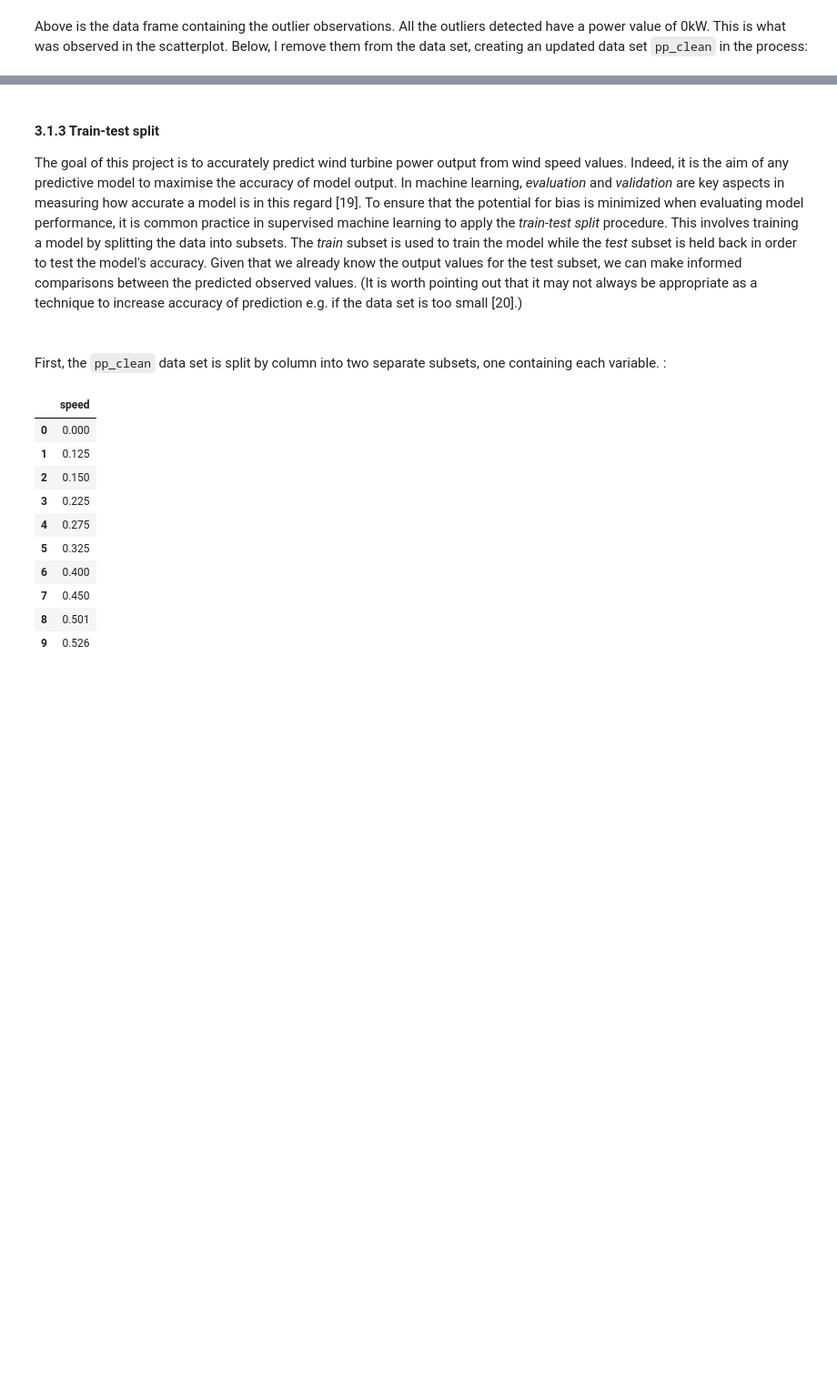
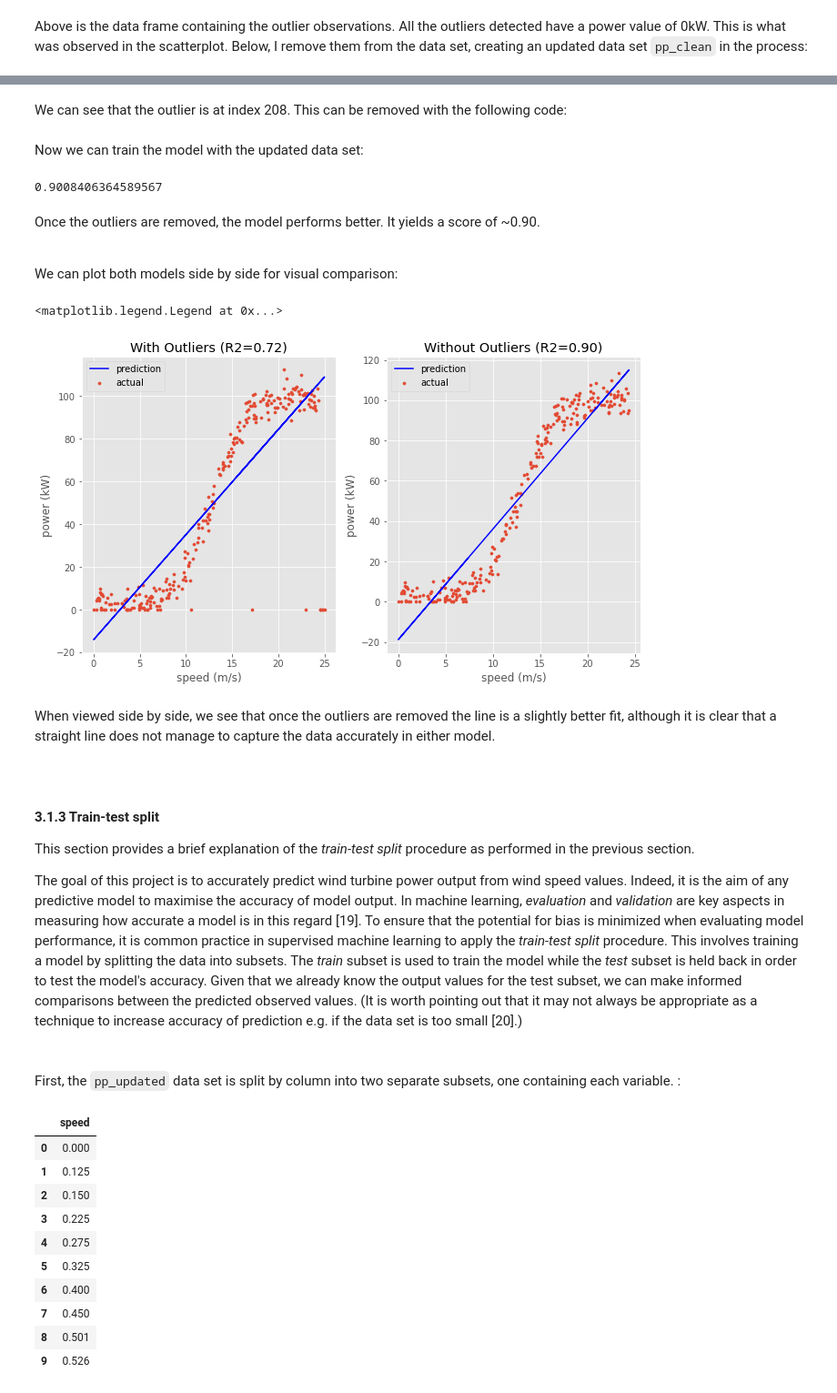
Before and after one commit to colm-o-caoimh/MachineLearning, a Jupyter notebook: mls_project2020.ipynb, the cells around one changed output, grey strips where cells are left out. Shown at 91% size. Drawn from its saved outputs; the diff is of its cells as text; code cells hidden in the pictures; blank space fills up the shorter version.

Commit message:
some restructuring done; new regression models tested

```diff
--- a/mls_project2020.ipynb
+++ b/mls_project2020.ipynb
@@ -281,11 +299,76 @@ pp_clean.describe()
+# %% [markdown]
+We can see that the outlier is at index 208. This can be removed with the following code:
+# %%
+pp_updated = pp_clean.drop([208])
+# %% [markdown]
+Now we can train the model with the updated data set:
+# %%
+# Using original (pp) data set to train model
+speed_df_pp_clean = pp_updated.drop('power',axis='columns')
+power_df_pp_clean = pp_updated.drop('speed',axis='columns')
+
+# Train test split
+x_train, x_test, y_train, y_test = train_test_split(speed_df_pp_clean, power_df_pp_clean, test_size = 0.5, random_state=1)
+
+# Create model
+reg_pp_clean = LinearRegression()
+
+# Fit model
+reg_pp_clean.fit(x_train, y_train)
+
+# Calculate R-squared value
+score_pp_clean = reg_pp_clean.score(x_test, y_test)
+
+# Print score
+print(score_pp_clean)
+# %% [output]
+0.9008406364589567
+# %% [markdown]
+Once the outliers are removed, the model performs better. It yields a score of ~0.90.
+
+<br>
+
+We can plot both models side by side for visual comparison:
+# %%
+# First subplot
+plt.subplot(1, 2, 1)
+plt.scatter(A_Test_pp, B_Test_pp, label='actual', s=10)
+plt.plot(A_Test_pp, pp_predict, label='prediction', color='b')
+
+plt.title('With Outliers (R2=0.72)')
+plt.xlabel('speed (m/s)')
+plt.ylabel('power (kW)')
+plt.legend()
+
+# Second subplot
+plt.subplot(1, 2, 2)
+
+# Call predict method on test data and plot resulting line
+pp_updated_predict = reg_pp_clean.predict(x_test)
+
+plt.scatter(x_test, y_test, label='actual', s=10)
+plt.plot(x_test, pp_updated_predict, label='prediction', color='b')
+
+plt.title('Without Outliers (R2=0.90)')
+plt.xlabel('speed (m/s)')
+plt.ylabel('power (kW)')
+plt.legend()
+# %% [output]
+<matplotlib.legend.Legend at 0x...>
+[figure, added]
+# %% [markdown]
+When viewed side by side, we see that once the outliers are removed the line is a slightly better fit, although it is clear that a straight line does not manage to capture the data accurately in either model.
 # %% [markdown]
+<br>
 
 #### 3.1.3 Train-test split
 
+This section provides a brief explanation of the *train-test split* procedure as performed in the previous section.
+
 The goal of this project is to accurately predict wind turbine power output from wind speed values. Indeed, it is the aim of any predictive model to maximise the accuracy of model output. In machine learning, *evaluation* and *validation* are key aspects in measuring how accurate a model is in this regard [19]. To ensure that the potential for bias is minimized when evaluating model performance, it is common practice in supervised machine learning to apply the *train-test split* procedure. This involves training a model by splitting the data into subsets. The *train* subset is used to train the model while the *test* subset is held back in order to test the model's accuracy. Given that we already know the output values for the test subset, we can make informed comparisons between the predicted observed values. (It is worth pointing out that it may not always be appropriate as a technique to increase accuracy of prediction e.g. if the data set is too small [20].)
 # %% [markdown]
 <br>
 
-First, the `pp_clean` data set is split by column into two separate subsets, one containing each variable. :
+First, the `pp_updated` data set is split by column into two separate subsets, one containing each variable. :
 # %%
 # Create a new dataset containing only values from the speed column
```
Also changed, not shown: parts of 41 cells of this notebook.
